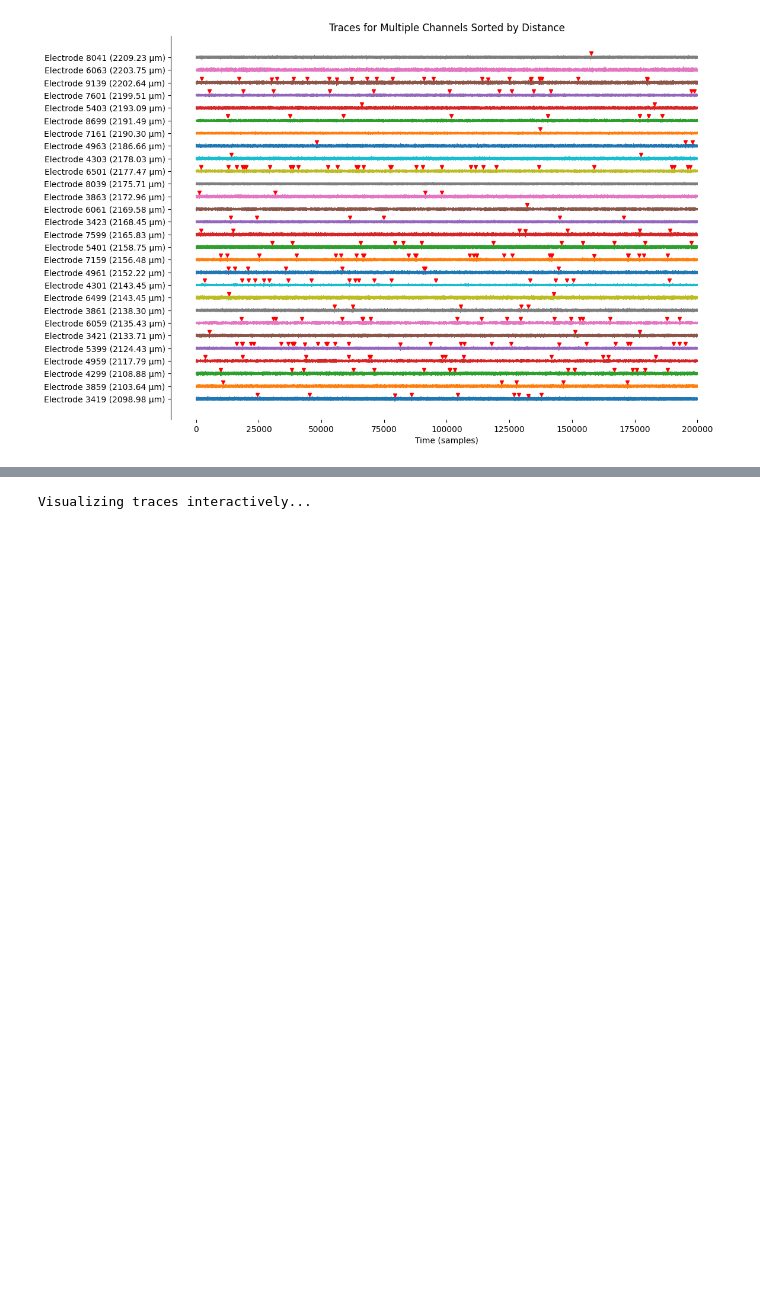
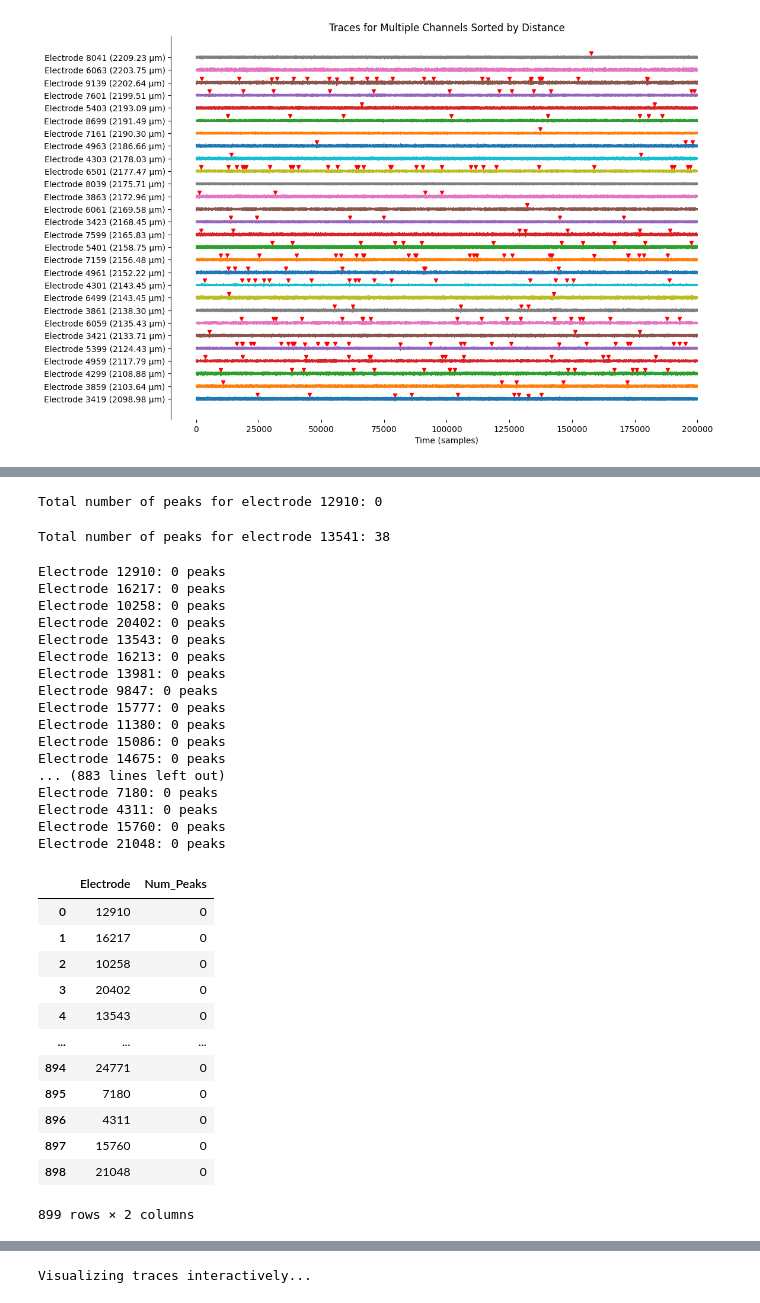
Before and after one commit to roybens/MEA_Analysis, a Jupyter notebook: IPNAnalysis/BrianSliceanalysis.ipynb, the cells around one changed output, grey strips where cells are left out. Saved outputs shown, nothing was run; the diff lists cells and outputs as text; code cells hidden in the pictures; blank space fills up the shorter version.

```diff
--- a/IPNAnalysis/BrianSliceanalysis.ipynb
+++ b/IPNAnalysis/BrianSliceanalysis.ipynb
@@ -622,0 +690,71 @@ Warning: No spikes detected for electrode 16662.
+# %%
+# Example: Get number of peaks for a specific electrode
+electrode_index = 0  # Replace with the index of your electrode
+trace = traces[:, electrode_index]  # Extract the trace for the electrode
+
+# Detect peaks
+peaks, threshold = detect_peaks_stddev(trace, peak_sign="neg", std_multiplier=4)
+
+# Total number of peaks for this electrode
+num_peaks = len(peaks)
+print(f"Total number of peaks for electrode {electrodes[electrode_index]}: {num_peaks}")
+# %% [output]
+Total number of peaks for electrode 12910: 0
+# %%
+# Example: Get number of peaks for a specific electrode
+electrode_index = 707  # Replace with the index of your electrode
+trace = traces[:, electrode_index]  # Extract the trace for the electrode
+
+# Detect peaks
+peaks, threshold = detect_peaks_stddev(trace, peak_sign="neg", std_multiplier=4)
+
+# Total number of peaks for this electrode
+num_peaks = len(peaks)
+print(f"Total number of peaks for electrode {electrodes[electrode_index]}: {num_peaks}")
+# %% [output]
+Total number of peaks for electrode 13541: 38
+# %%
+# Compute and print total number of peaks for each electrode
+peaks_per_electrode = {}
+for electrode_index in range(traces.shape[1]):
+    trace = traces[:, electrode_index]
+    peaks, _ = detect_peaks_stddev(trace, peak_sign="neg", std_multiplier=6)
+    num_peaks = len(peaks)
+    peaks_per_electrode[electrodes[electrode_index]] = num_peaks
+    print(f"Electrode {electrodes[electrode_index]}: {num_peaks} peaks")
+
+# Optionally, display as a DataFrame
+import pandas as pd
+peaks_df = pd.DataFrame(list(peaks_per_electrode.items()), columns=["Electrode", "Num_Peaks"])
+display(peaks_df)
+# %% [output]
+Electrode 12910: 0 peaks
+Electrode 16217: 0 peaks
+Electrode 10258: 0 peaks
+Electrode 20402: 0 peaks
+Electrode 13543: 0 peaks
+Electrode 16213: 0 peaks
+Electrode 13981: 0 peaks
+Electrode 9847: 0 peaks
+Electrode 15777: 0 peaks
+Electrode 11380: 0 peaks
+Electrode 15086: 0 peaks
+Electrode 14675: 0 peaks
+... (883 lines left out)
+Electrode 7180: 0 peaks
+Electrode 4311: 0 peaks
+Electrode 15760: 0 peaks
+Electrode 21048: 0 peaks
+|  | Electrode | Num_Peaks |
+| 0 | 12910 | 0 |
+| 1 | 16217 | 0 |
+| 2 | 10258 | 0 |
+| 3 | 20402 | 0 |
+| 4 | 13543 | 0 |
+| ... | ... | ... |
+| 894 | 24771 | 0 |
+| 895 | 7180 | 0 |
+| 896 | 4311 | 0 |
+| 897 | 15760 | 0 |
+| 898 | 21048 | 0 |
+899 rows × 2 columns
```
Also changed, not shown: parts of 8 cells of this notebook.
